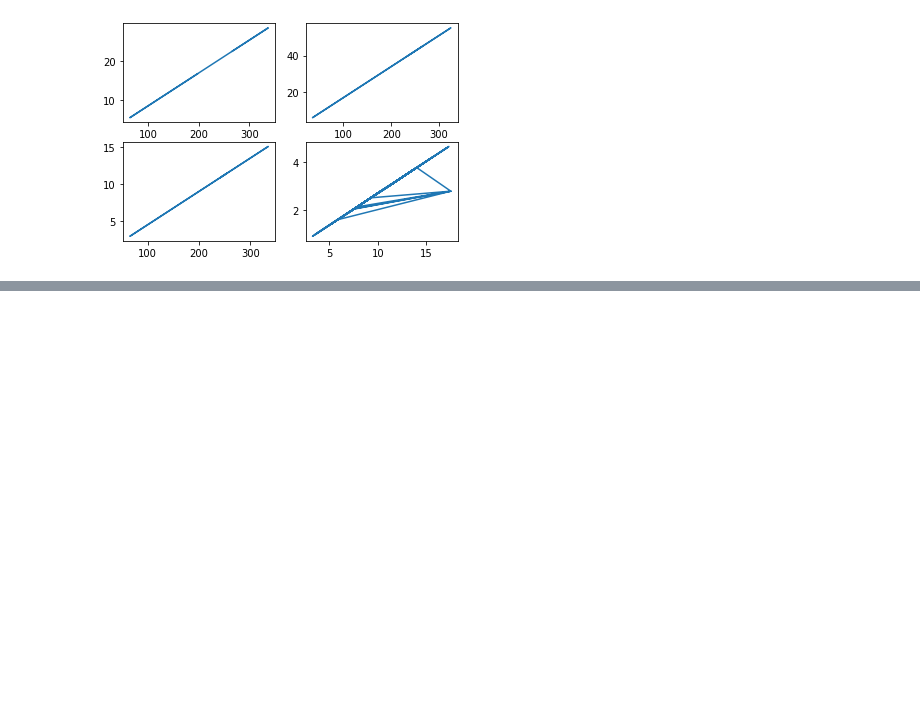
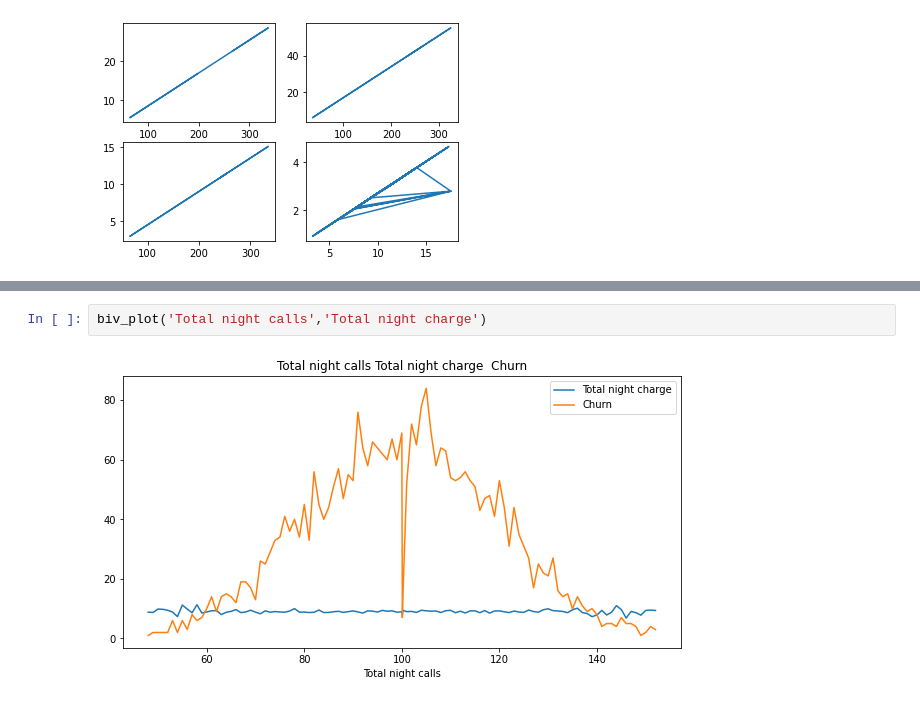
Before and after one commit to MiteshBhanushali/TelecomChurnAnalysis, a Jupyter notebook: Copy_of_Telecom_Churn_Analysis_Capstone_Project.ipynb, the cells around one changed output, grey strips where cells are left out. Cells and saved outputs as stored; diff of their text form; blank space fills up the shorter version.

```diff
--- a/Copy_of_Telecom_Churn_Analysis_Capstone_Project.ipynb
+++ b/Copy_of_Telecom_Churn_Analysis_Capstone_Project.ipynb
@@ -257,0 +275,4 @@ axis[1,1].plot(telecom_data['Total intl minutes'],telecom_data['Total intl charg
+# %%
+biv_plot('Total night calls','Total night charge')
+# %% [output]
+[figure, added]
```
Also changed, not shown: parts of 5 cells of this notebook.
